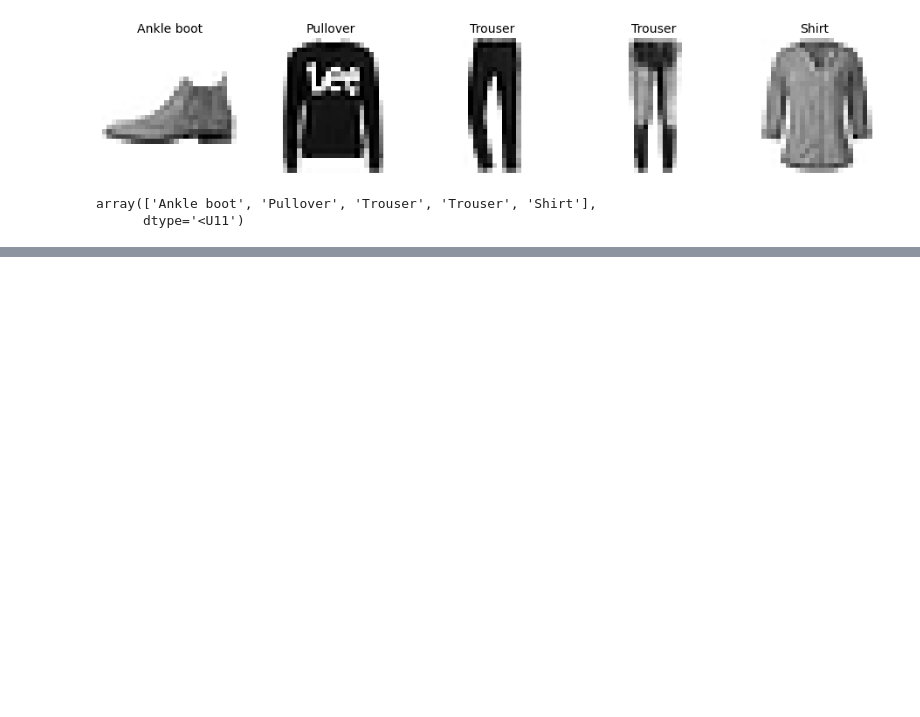
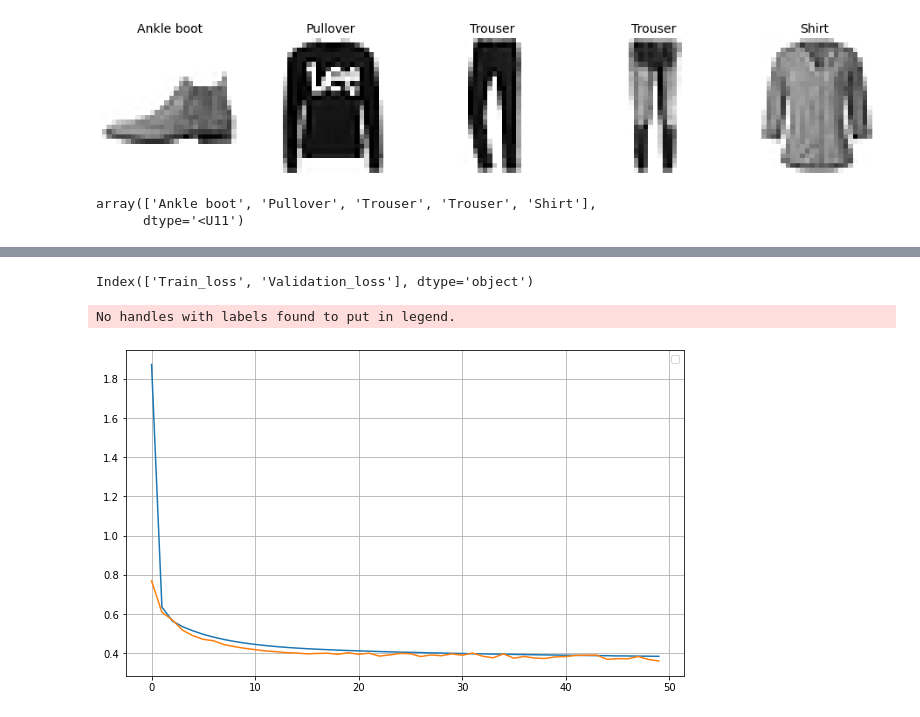
Before and after one commit to wanwanliang/ML_Practice, a Jupyter notebook: Neural_network_intro.ipynb, the cells around one changed output, grey strips where cells are left out. Cells and saved outputs as stored; diff of their text form; code cells hidden in the pictures; blank space fills up the shorter version.

```diff
--- a/Neural_network_intro.ipynb
+++ b/Neural_network_intro.ipynb
@@ -363,0 +392,9 @@ array(['Ankle boot', 'Pullover', 'Trouser', 'Trouser', 'Shirt'],
+# %%
+model = keras.models.Sequential([
+  keras.layers.Dense(30, activation='relu', input_shape = X_train.shape[1:]),
+  keras.layers.Dense(1)
+])
+
+model.compile(loss=keras.losses.mean_squared_error, optimizer=keras.optimizers.SGD(lr=1e-3), metrics=[keras.metrics.mean_squared_error])
+# %%
+fit_history = model.fit(X_train, y_train, epochs = 50, validation_data=(X_valid, y_valid))
@@ -363,0 +427,5 @@ array(['Ankle boot', 'Pullover', 'Trouser', 'Trouser', 'Shirt'],
+# %%
+his = pd.DataFrame(fit_history.history)
+print(his.head(5))
+his2 = his.iloc[:,[0,2]]
+print(his2.head(5))
@@ -363,0 +445,15 @@ array(['Ankle boot', 'Pullover', 'Trouser', 'Trouser', 'Shirt'],
+# %%
+his2.columns
+his2.columns = ['Train_loss', 'Validation_loss']
+his2.columns
+# %% [output]
+Index(['Train_loss', 'Validation_loss'], dtype='object')
+# %%
+plt.figure(figsize=(10,6))
+plt.plot(his2)
+plt.grid('True')
+plt.legend(loc='upper right')
+plt.show()
+# %% [output]
+No handles with labels found to put in legend.
+[figure, added]
```
Also changed, not shown: parts of 9 cells of this notebook.
